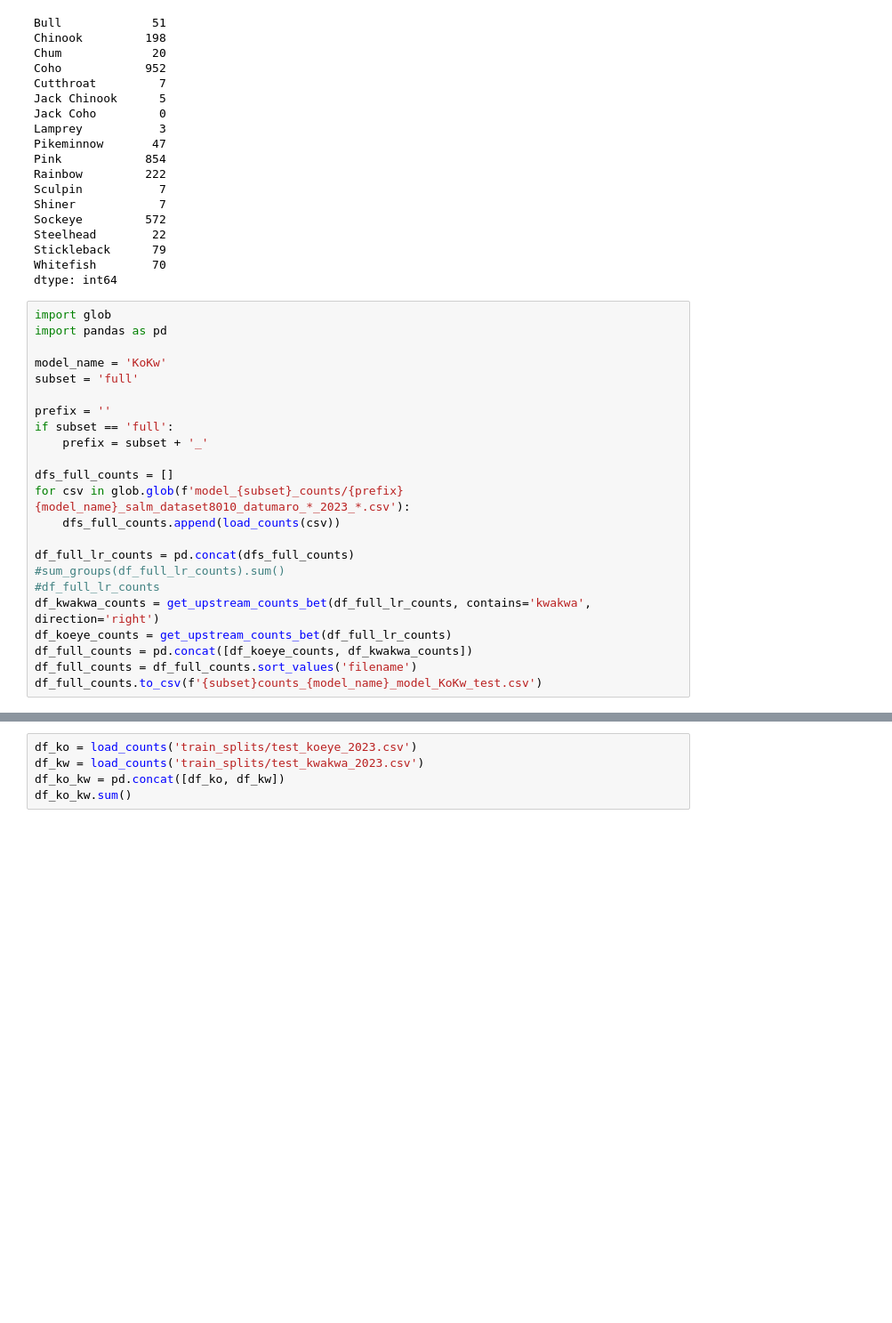
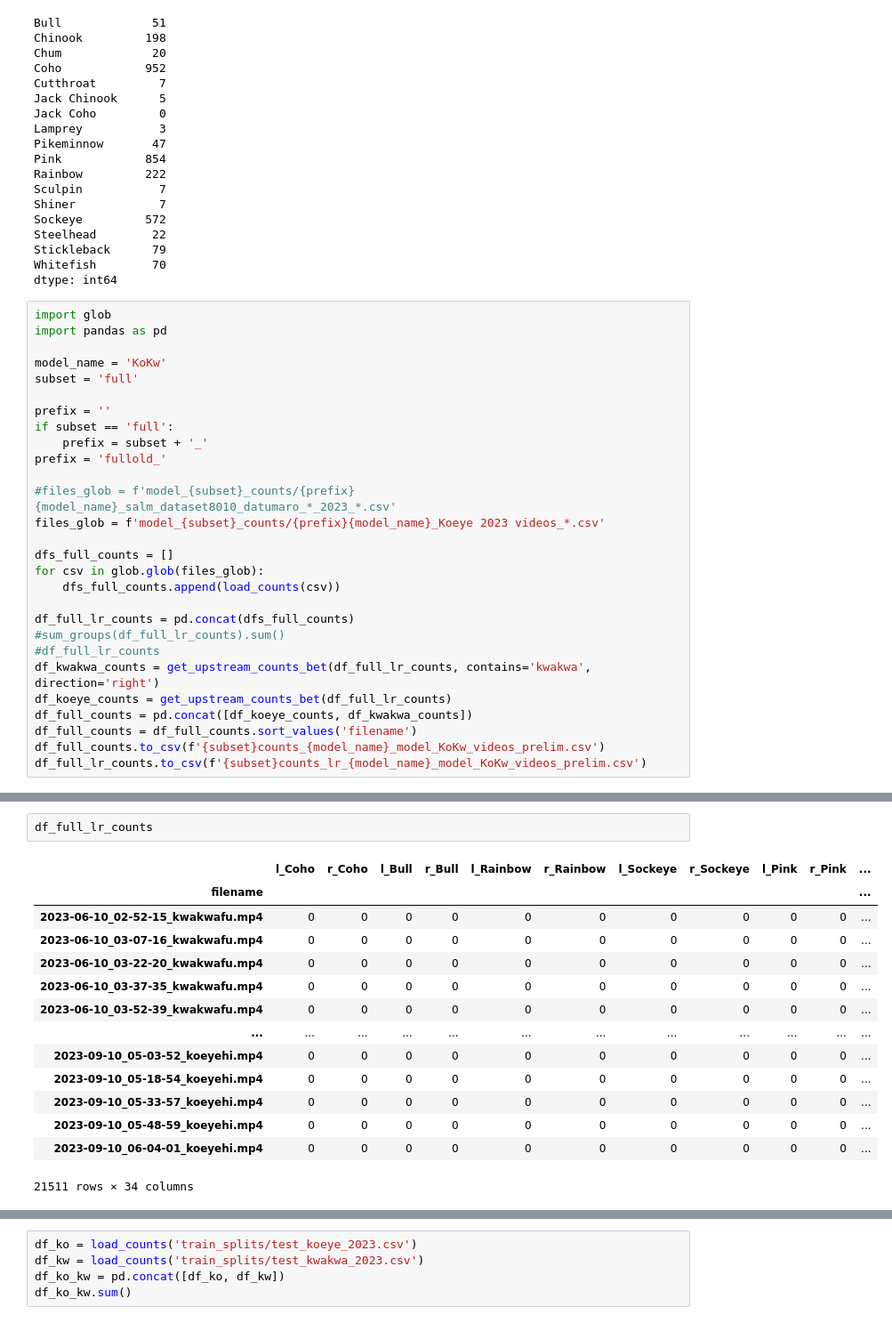
Before and after one commit to Salmon-Computer-Vision/salmon-computer-vision, a Jupyter notebook: training/count-salmon.ipynb, the cells around one changed output, grey strips where cells are left out. Shown at 89% size. Saved outputs shown, nothing was run; the diff lists cells and outputs as text; blank space fills up the shorter version.

```diff
--- a/training/count-salmon.ipynb
+++ b/training/count-salmon.ipynb
@@ -509,9 +515,13 @@ subset = 'full'
 prefix = ''
 if subset == 'full':
     prefix = subset + '_'
+prefix = 'fullold_'
+
+#files_glob = f'model_{subset}_counts/{prefix}{model_name}_salm_dataset8010_datumaro_*_2023_*.csv'
+files_glob = f'model_{subset}_counts/{prefix}{model_name}_Koeye 2023 videos_*.csv'
 
 dfs_full_counts = []
-for csv in glob.glob(f'model_{subset}_counts/{prefix}{model_name}_salm_dataset8010_datumaro_*_2023_*.csv'):
+for csv in glob.glob(files_glob):
     dfs_full_counts.append(load_counts(csv))
 
 df_full_lr_counts = pd.concat(dfs_full_counts)
@@ -521,5 +531,6 @@ df_kwakwa_counts = get_upstream_counts_bet(df_full_lr_counts, contains='kwakwa',
 df_koeye_counts = get_upstream_counts_bet(df_full_lr_counts)
 df_full_counts = pd.concat([df_koeye_counts, df_kwakwa_counts])
 df_full_counts = df_full_counts.sort_values('filename')
-df_full_counts.to_csv(f'{subset}counts_{model_name}_model_KoKw_test.csv')
+df_full_counts.to_csv(f'{subset}counts_{model_name}_model_KoKw_videos_prelim.csv')
+df_full_lr_counts.to_csv(f'{subset}counts_lr_{model_name}_model_KoKw_videos_prelim.csv')
 # %% [output]
@@ -546,0 +598,17 @@ See the caveats in the documentation: https://pandas.pydata.org/pandas-docs/stab
+# %%
+df_full_lr_counts
+# %% [output]
+|  | l_Coho | r_Coho | l_Bull | r_Bull | l_Rainbow | r_Rainbow | l_Sockeye | r_Sockeye | l_Pink | r_Pink | ... |
+| filename |  |  |  |  |  |  |  |  |  |  | ... |
+| 2023-06-10_02-52-15_kwakwafu.mp4 | 0 | 0 | 0 | 0 | 0 | 0 | 0 | 0 | 0 | 0 | ... |
+| 2023-06-10_03-07-16_kwakwafu.mp4 | 0 | 0 | 0 | 0 | 0 | 0 | 0 | 0 | 0 | 0 | ... |
+| 2023-06-10_03-22-20_kwakwafu.mp4 | 0 | 0 | 0 | 0 | 0 | 0 | 0 | 0 | 0 | 0 | ... |
+| 2023-06-10_03-37-35_kwakwafu.mp4 | 0 | 0 | 0 | 0 | 0 | 0 | 0 | 0 | 0 | 0 | ... |
+| 2023-06-10_03-52-39_kwakwafu.mp4 | 0 | 0 | 0 | 0 | 0 | 0 | 0 | 0 | 0 | 0 | ... |
+| ... | ... | ... | ... | ... | ... | ... | ... | ... | ... | ... | ... |
+| 2023-09-10_05-03-52_koeyehi.mp4 | 0 | 0 | 0 | 0 | 0 | 0 | 0 | 0 | 0 | 0 | ... |
+| 2023-09-10_05-18-54_koeyehi.mp4 | 0 | 0 | 0 | 0 | 0 | 0 | 0 | 0 | 0 | 0 | ... |
+| 2023-09-10_05-33-57_koeyehi.mp4 | 0 | 0 | 0 | 0 | 0 | 0 | 0 | 0 | 0 | 0 | ... |
+| 2023-09-10_05-48-59_koeyehi.mp4 | 0 | 0 | 0 | 0 | 0 | 0 | 0 | 0 | 0 | 0 | ... |
+| 2023-09-10_06-04-01_koeyehi.mp4 | 0 | 0 | 0 | 0 | 0 | 0 | 0 | 0 | 0 | 0 | ... |
+21511 rows × 34 columns
```
Also changed, not shown: parts of 5 cells of this notebook, 2 other files.
